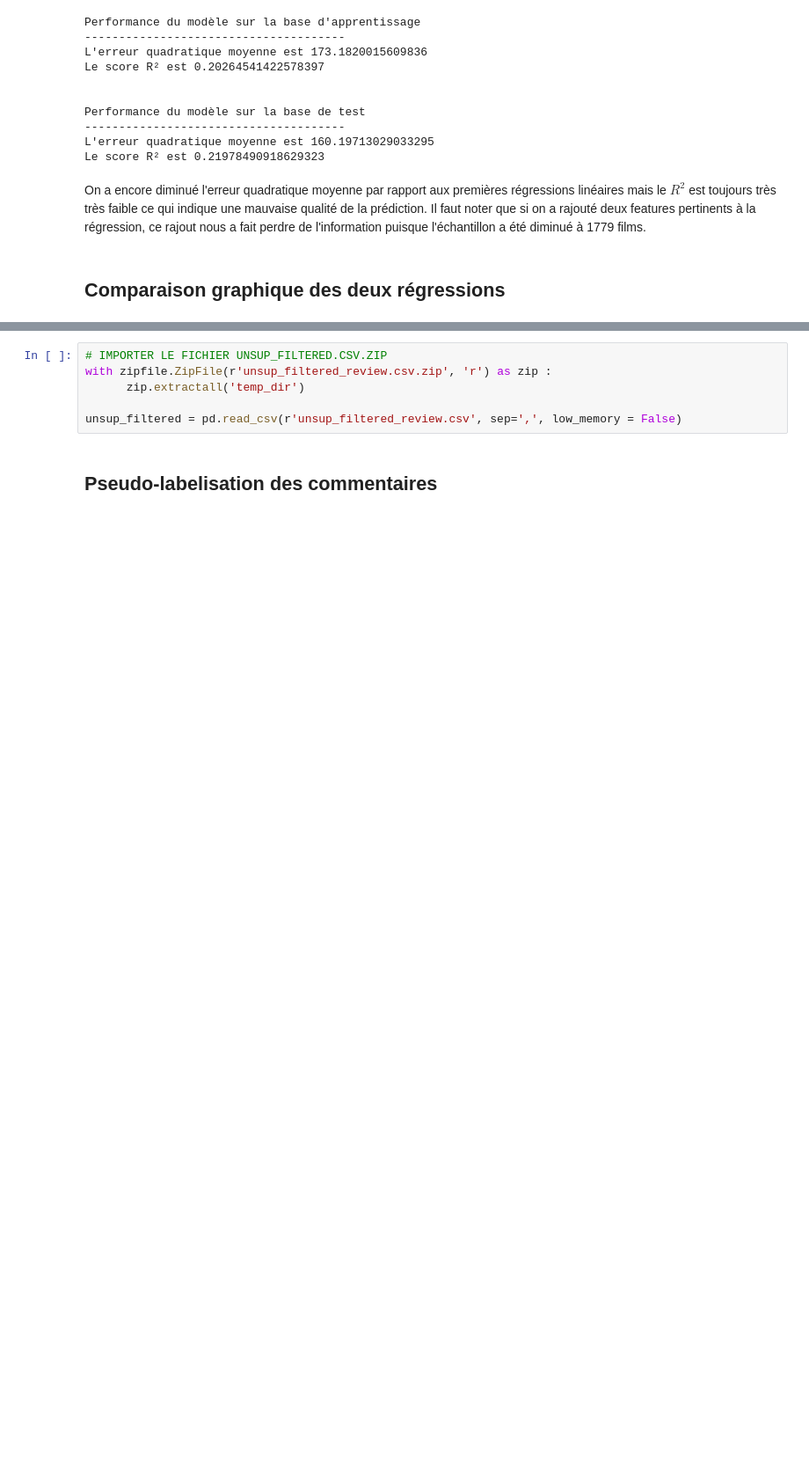
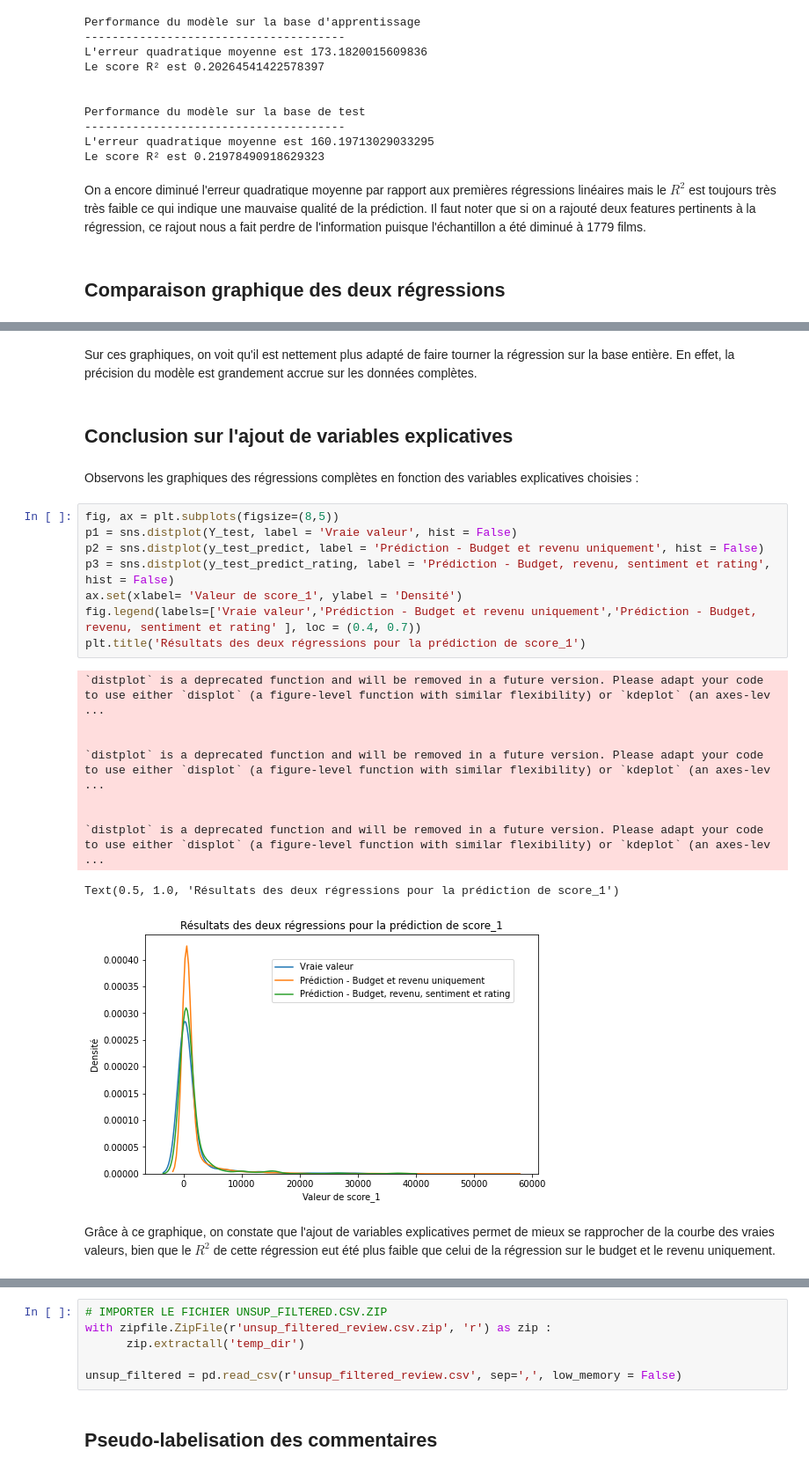
Before and after one commit to marie-ganon/Projet-Python-S1, a Jupyter notebook: Modélisation.ipynb, the cells around one changed output, grey strips where cells are left out. Shown at 88% size. Drawn from its saved outputs; the diff is of its cells as text; blank space fills up the shorter version.

Commit message:
Comparaison courbes régressions

```diff
--- a/Modélisation.ipynb
+++ b/Modélisation.ipynb
@@ -677 +702,27 @@ plt.show()
+# %% [markdown]
+Sur ces graphiques, on voit qu'il est nettement plus adapté de faire tourner la régression sur la base entière. En effet, la précision du modèle est grandement accrue sur les données complètes.
+# %% [markdown]
+## Conclusion sur l'ajout de variables explicatives
+# %% [markdown]
+Observons les graphiques des régressions complètes en fonction des variables explicatives choisies :
+# %%
+fig, ax = plt.subplots(figsize=(8,5))
+p1 = sns.distplot(Y_test, label = 'Vraie valeur', hist = False)
+p2 = sns.distplot(y_test_predict, label = 'Prédiction - Budget et revenu uniquement', hist = False)
+p3 = sns.distplot(y_test_predict_rating, label = 'Prédiction - Budget, revenu, sentiment et rating', hist = False)
+ax.set(xlabel= 'Valeur de score_1', ylabel = 'Densité')
+fig.legend(labels=['Vraie valeur','Prédiction - Budget et revenu uniquement','Prédiction - Budget, revenu, sentiment et rating' ], loc = (0.4, 0.7))
+plt.title('Résultats des deux régressions pour la prédiction de score_1')
+# %% [output]
+`distplot` is a deprecated function and will be removed in a future version. Please adapt your code to use either `displot` (a figure-level function with similar flexibility) or `kdeplot` (an axes-lev ...
+
+
+`distplot` is a deprecated function and will be removed in a future version. Please adapt your code to use either `displot` (a figure-level function with similar flexibility) or `kdeplot` (an axes-lev ...
+
+
+`distplot` is a deprecated function and will be removed in a future version. Please adapt your code to use either `displot` (a figure-level function with similar flexibility) or `kdeplot` (an axes-lev ...
+Text(0.5, 1.0, 'Résultats des deux régressions pour la prédiction de score_1')
+[figure, added]
+# %% [markdown]
+Grâce à ce graphique, on constate que l'ajout de variables explicatives permet de mieux se rapprocher de la courbe des vraies valeurs, bien que le $R^2$ de cette régression eut été plus faible que celui de la régression sur le budget et le revenu uniquement.
 # %% [markdown]
```
Also changed, not shown: parts of 20 cells of this notebook.
